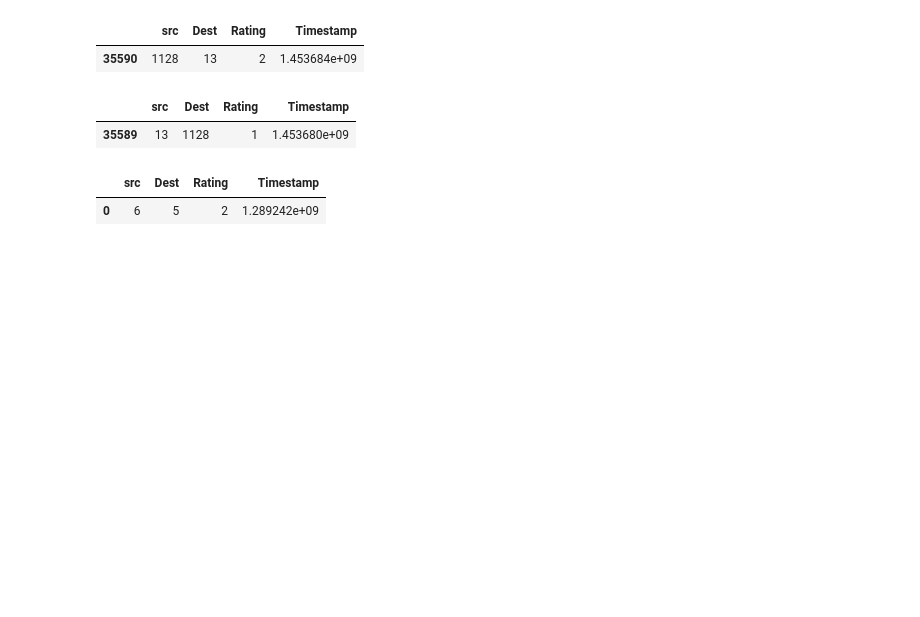
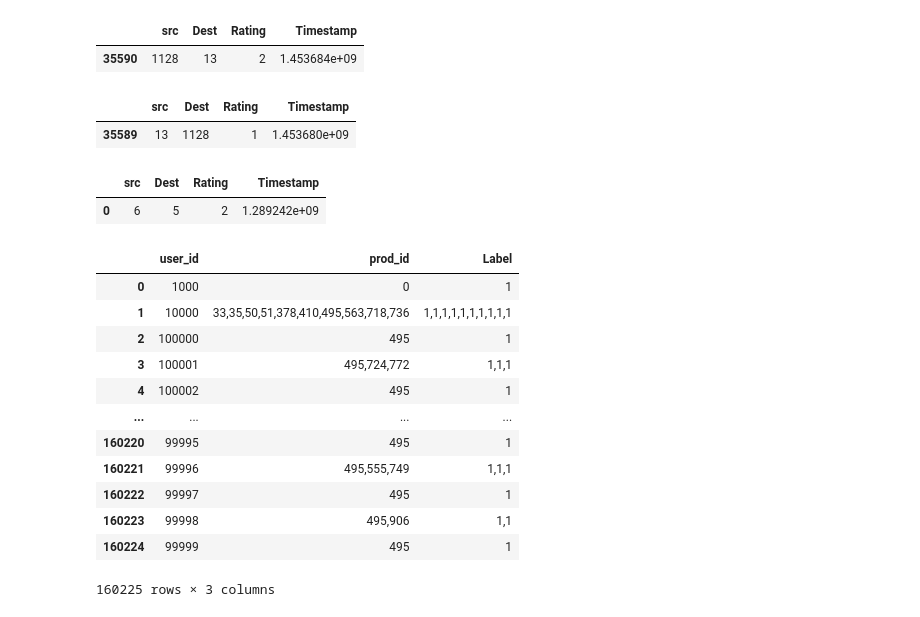
Before and after one commit to hellokayas/Sockfarm-Project, a Jupyter notebook: src/Rev2Data&Yelp.ipynb, the cells around one changed output. Drawn from its saved outputs; the diff is of its cells as text; code cells hidden in the pictures; blank space fills up the shorter version.

```diff
--- a/src/Rev2andYelp.ipynb
+++ b/src/Rev2Data&Yelp.ipynb
@@ -148,3 +148,24 @@ otc_network_gt[otc_network_gt["Timestamp"]==otc_network_gt["Timestamp"].min()]
 # %% [output]
 |  | src | Dest | Rating | Timestamp |
 | 0 | 6 | 5 | 2 | 1.289242e+09 |
+# %%
+#https://stackoverflow.com/questions/21546739/load-data-from-txt-with-pandas
+Yelp_NYC = pd.read_csv('metadata_YelpNYC.txt',delimiter= '\s+', index_col=False)
+Yelp_NYC.columns = ["user_id", "prod_id", "rating", "Label","date"]
+Yelp_NYC1 = Yelp_NYC[["user_id","prod_id","Label"]]
+Yelp_NYC1 = Yelp_NYC1.astype(str).groupby("user_id").agg(','.join).reset_index()
+Yelp_NYC1
+# %% [output]
+|  | user_id | prod_id | Label |
+| 0 | 1000 | 0 | 1 |
+| 1 | 10000 | 33,35,50,51,378,410,495,563,718,736 | 1,1,1,1,1,1,1,1,1,1 |
+| 2 | 100000 | 495 | 1 |
+| 3 | 100001 | 495,724,772 | 1,1,1 |
+| 4 | 100002 | 495 | 1 |
+| ... | ... | ... | ... |
+| 160220 | 99995 | 495 | 1 |
+| 160221 | 99996 | 495,555,749 | 1,1,1 |
+| 160222 | 99997 | 495 | 1 |
+| 160223 | 99998 | 495,906 | 1,1 |
+| 160224 | 99999 | 495 | 1 |
+160225 rows × 3 columns
```
Also changed, not shown: parts of 2 cells of this notebook.
